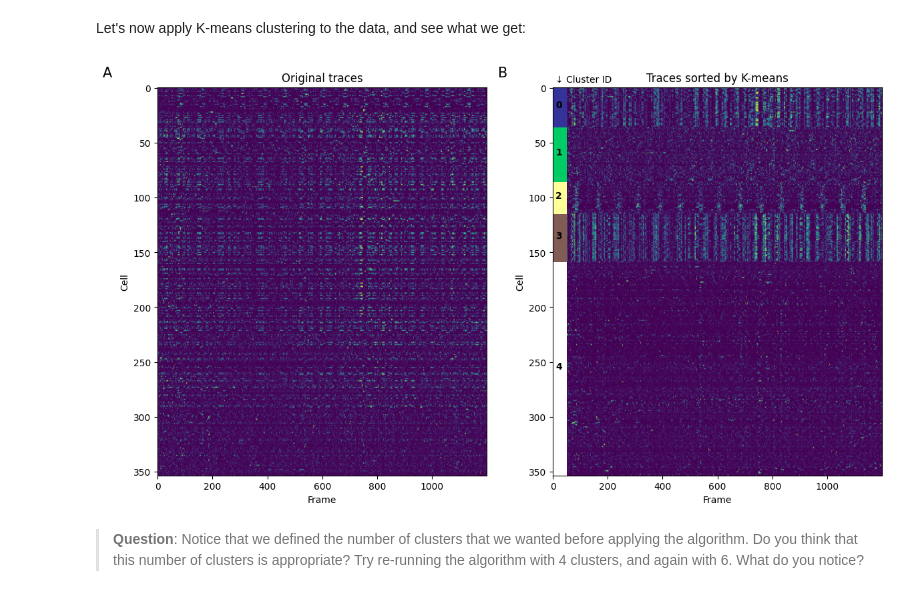
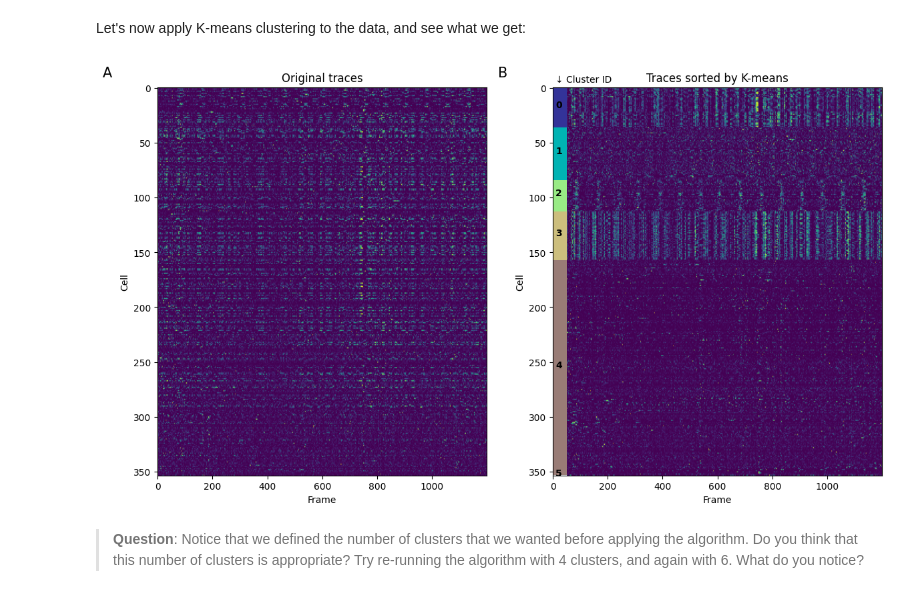
Before and after one commit to leahkb/Boyle_NEUR265, a Jupyter notebook: notebooks/calcium_imaging_03_31_26.ipynb, the cells around one changed output. Cells and saved outputs as stored; diff of their text form; code cells hidden in the pictures.

```diff
--- a/notebooks/calcium_imaging_03_31_26.ipynb
+++ b/notebooks/calcium_imaging_03_31_26.ipynb
@@ -256,7 +256,7 @@ plt.title('Original traces');
 
 ax2 = plt.subplot(1,2,2)
 
-Ks = 5
+Ks = 6
 # K-means relies on random number generation, we can fix the seed to have same result each time
 centroid, labels = kmeans2(data_t, Ks, seed=1111111)
 
@@ -272,34 +272,34 @@ cmap = cm.get_cmap('terrain', Ks)
 
 # Cosmetic code to create a Rectangle patches to label specific K-cluster
 Koffset = 0
 for Ki in range(Ks):
     Nk = np.size(np.where(labels == Ki))
     # 40 is width of the rectangle
     rect = patches.Rectangle((0, Koffset), 50, Nk, linewidth=1, edgecolor='none', facecolor=cmap(Ki))
     ax2.text( 10, Koffset + Nk/2, Ki ,color='k', weight='bold')
     # Add the patch to the plot
     ax2.add_patch(rect)
     Koffset += Nk
 
 ax2.text(10,-5,'↓ Cluster ID',fontsize=10)
 
 
 # add subplot labels
 ax1.text(-200,-10,'A',fontsize=15)
 ax2.text(-200,-10,'B',fontsize=15)
 
 ax1.set_xlabel('Frame')
 ax2.set_xlabel('Frame')
 
 ax1.set_ylabel('Cell')
 ax2.set_ylabel('Cell')
 
 
 
 
 plt.show()
 # %% [output]
-[figure, old version]
+[figure, new version]
 # %% [markdown]
 ><b>Question</b>: Notice that we defined the number of clusters that we wanted before applying the algorithm. Do you think that this number of clusters is appropriate? Try re-running the algorithm with 4 clusters, and again with 6. What do you notice?
 # %% [markdown]
```
Also changed, not shown: parts of 2 cells of this notebook.
